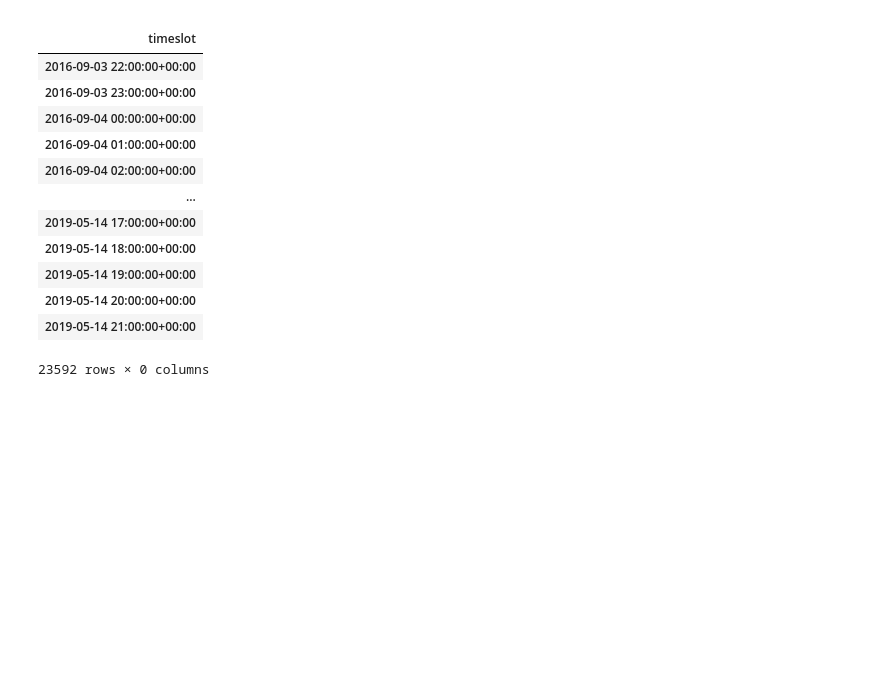
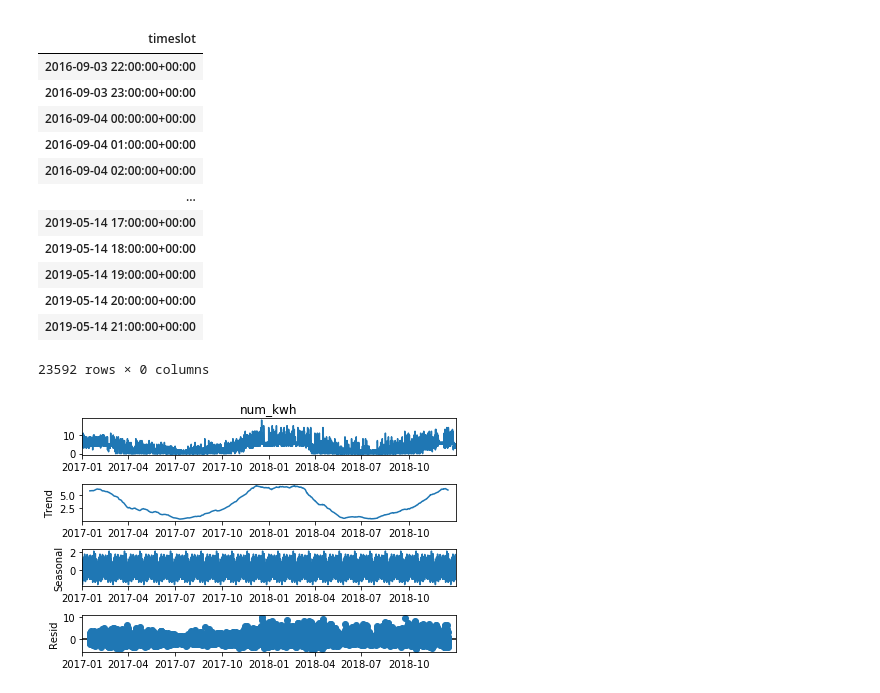
Before and after one commit to 4ug-aug/Otovo-OptimalControl, a Jupyter notebook: SeasonalDecomposition.ipynb, the cells around one changed output. Drawn from its saved outputs; the diff is of its cells as text; code cells hidden in the pictures; blank space fills up the shorter version.

```diff
--- a/SeasonalDecomposition.ipynb
+++ b/SeasonalDecomposition.ipynb
@@ -49,6 +49,16 @@ hf_prod.drop(hf_prod.loc['2019-01-01 00:00:00+00:00	': '2019-05-14 21:00:00+00:0
 # %%
 hf_prod.to_csv(r'C:\Users\vidis\OneDrive\Desktop\Summer2022\Project Work\prod.csv')
 hf_cons.to_csv(r'C:\Users\vidis\OneDrive\Desktop\Summer2022\Project Work\cons.csv')
+# %%
+from random import randrange
+from pandas import Series
+from statsmodels.tsa.seasonal import seasonal_decompose
+series = hf_cons['num_kwh']
+result = seasonal_decompose(series, model='addtive', period=24*30)
+result.plot()
+plt.show()
+# %% [output]
+[figure, added]
 # %%
 from random import randrange
 from pandas import Series
```
Also changed, not shown: parts of 2 cells of this notebook.
